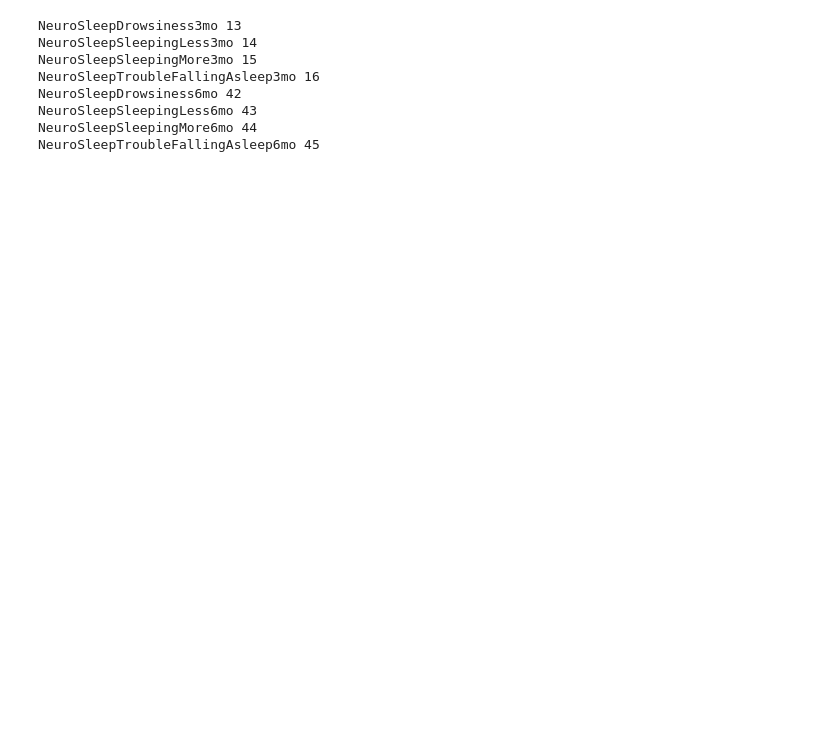
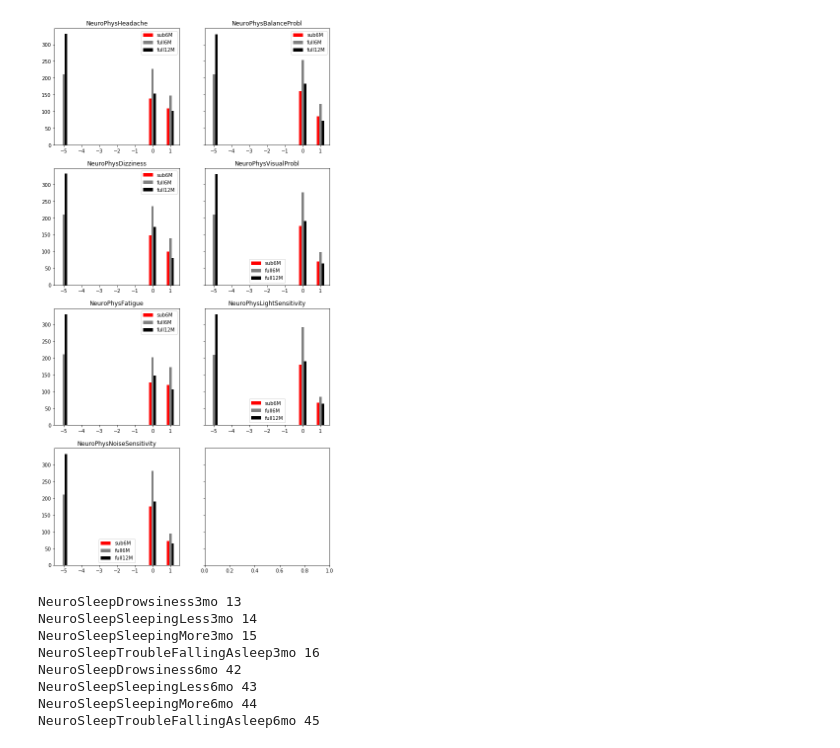
Before and after one commit to BouchardLab/ML_4_prec_prognosis, a Jupyter notebook: notebooks/neuro_outcomes.ipynb, the cells around one changed output. Saved outputs shown, nothing was run; the diff lists cells and outputs as text; code cells hidden in the pictures; blank space fills up the shorter version.

```diff
--- a/notebooks/neuro_outcomes.ipynb
+++ b/notebooks/neuro_outcomes.ipynb
@@ -74,0 +12,4 @@ pdf.savefig()
+# %%
+fulldata = pd.read_csv('/Users/ahyeon/Desktop/TBIanalysis/data/preprocessed_data_matrix.csv', encoding = "ISO-8859-1")
+# fulldata = fulldata.fillna(-5)
+fulldata.shape
@@ -74,0 +18,8 @@ pdf.savefig()
+# %%
+subdata = load_data()
+nmfdata = load_data(uoinmf=True)
+sub_oc_features = subdata.outcome_features
+sub_bm_features = subdata.biomarker_features
+oc_bases = nmfdata.outcome_bases
+sub_oc = subdata.outcomes
+sub_bm = subdata.biomarkers
@@ -75 +71,28 @@ pdf.savefig()
+# %%
+pdf = PdfPages('/Users/ahyeon/Desktop/activ misc/neuro_hist.pdf')
+# %%
+#Neurophys
+sub3 = [5,6,7,8,9,10,11]
+sub6 = [33,36,37,38,39,40,41]
+full3 = [354,357,358,359,360,361,362]
+full6 = [408,411,412,413,414,415,416]
+full12 = [618,621,622,623,624,625,626]
+fig, ax = plt.subplots(4,2,sharey=True,figsize=(10,20))
+ax = ax.flatten()
+count = 0
+names = ['NeuroPhysHeadache','NeuroPhysBalanceProbl','NeuroPhysDizziness','NeuroPhysVisualProbl',
+         'NeuroPhysFatigue','NeuroPhysLightSensitivity','NeuroPhysNoiseSensitivity']
+for b,d,e, name in zip(sub6,full6, full12,names):
+    subb = sub_oc[:,b]
+    fullb = fulldata.iloc[:,d]
+    fullc = fulldata.iloc[:,e]
+    ax[count].hist([subb, fullb, fullc], align='left',
+                   label=['sub6M','full6M', 'full12M'],
+                     color=['red','gray','black'], bins=np.arange(-5,2,0.5))
+    ax[count].set_title('{}'.format(name))
+    ax[count].legend()
+    count += 1
+pdf.savefig()
+# %% [output]
+[figure, added]
 # %%
```
Also changed, not shown: parts of 26 cells of this notebook, 12 other files.
